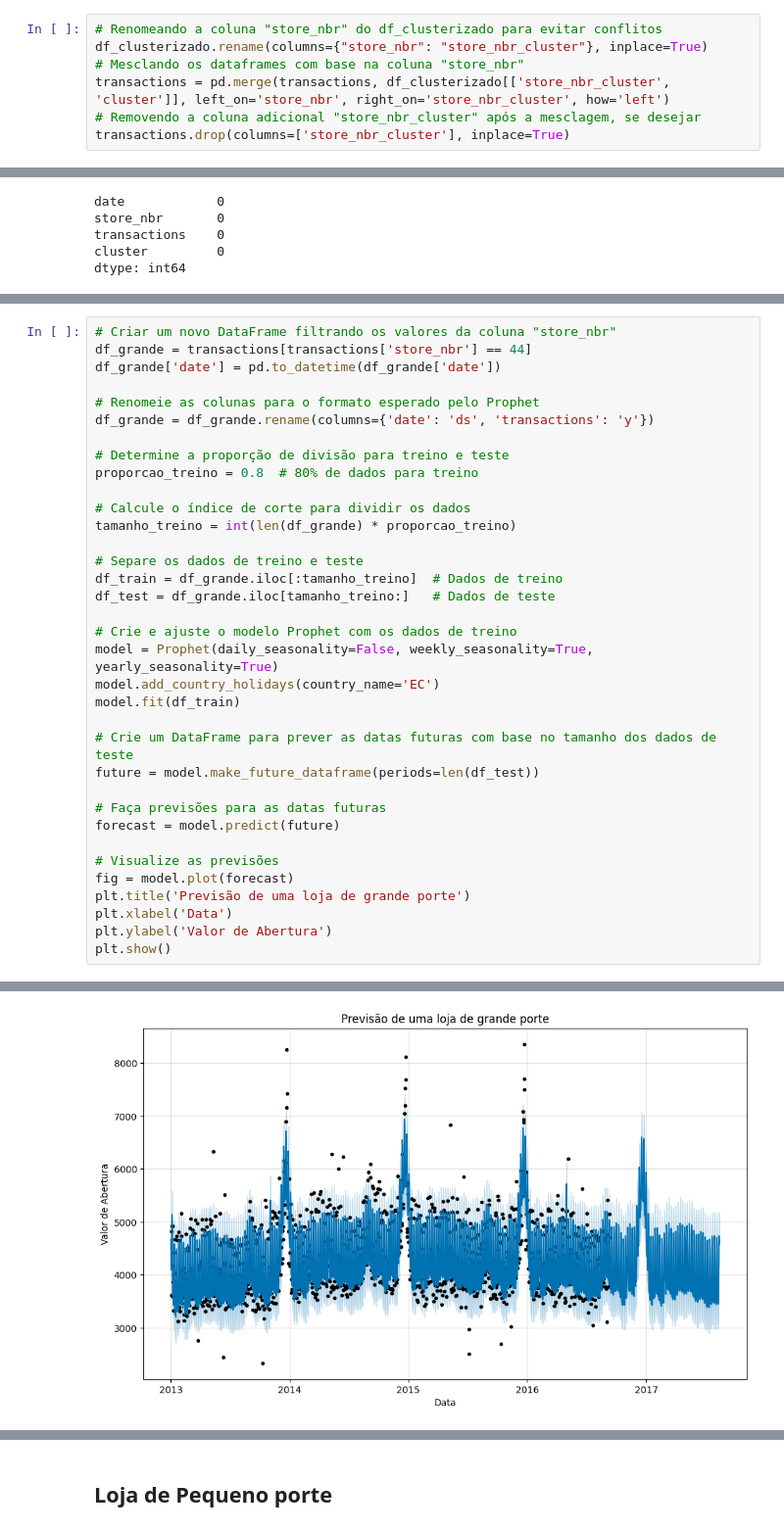
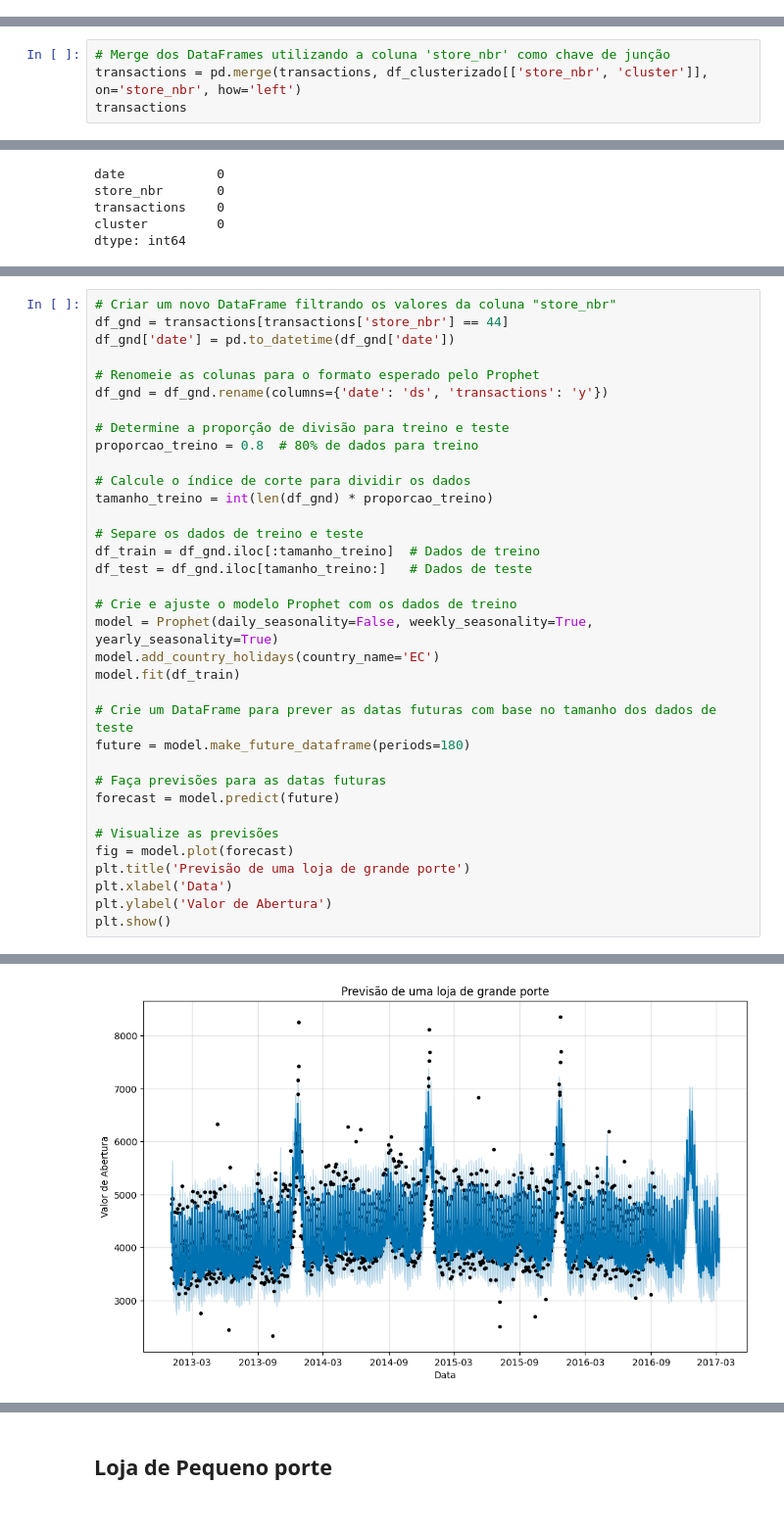
Before and after one commit to lgregs/TCC-PUCSP-CDIA, a Jupyter notebook: Prophet.ipynb, the cells around one changed output, grey strips where cells are left out. Shown: that part at 98% size. Drawn from its saved outputs; the diff is of its cells as text.

```diff
--- a/Prophet.ipynb
+++ b/Prophet.ipynb
@@ -58,10 +71,3 @@ df_clusterizado
 | 51 | 52 | 2.696170e+06 | 275393 | 9.790262 | 134 | ... |
 | 52 | 53 | 1.121617e+07 | 1180082 | 9.504566 | 1185 | ... |
 | 53 | 54 | 1.105748e+07 | 1451290 | 7.619072 | 1695 | ... |
-# %%
-# Renomeando a coluna "store_nbr" do df_clusterizado para evitar conflitos
-df_clusterizado.rename(columns={"store_nbr": "store_nbr_cluster"}, inplace=True)
-# Mesclando os dataframes com base na coluna "store_nbr"
-transactions = pd.merge(transactions, df_clusterizado[['store_nbr_cluster', 'cluster']], left_on='store_nbr', right_on='store_nbr_cluster', how='left')
-# Removendo a coluna adicional "store_nbr_cluster" após a mesclagem, se desejar
-transactions.drop(columns=['store_nbr_cluster'], inplace=True)
@@ -83,0 +74,4 @@ transactions
+# %%
+# Merge dos DataFrames utilizando a coluna 'store_nbr' como chave de junção
+transactions = pd.merge(transactions, df_clusterizado[['store_nbr', 'cluster']], on='store_nbr', how='left')
+transactions
@@ -105,20 +125,20 @@ dtype: int64
 # %%
 # Criar um novo DataFrame filtrando os valores da coluna "store_nbr"
-df_grande = transactions[transactions['store_nbr'] == 44]
-df_grande['date'] = pd.to_datetime(df_grande['date'])
+df_gnd = transactions[transactions['store_nbr'] == 44]
+df_gnd['date'] = pd.to_datetime(df_gnd['date'])
 
 # Renomeie as colunas para o formato esperado pelo Prophet
-df_grande = df_grande.rename(columns={'date': 'ds', 'transactions': 'y'})
+df_gnd = df_gnd.rename(columns={'date': 'ds', 'transactions': 'y'})
 
 # Determine a proporção de divisão para treino e teste
 proporcao_treino = 0.8  # 80% de dados para treino
 
 # Calcule o índice de corte para dividir os dados
-tamanho_treino = int(len(df_grande) * proporcao_treino)
+tamanho_treino = int(len(df_gnd) * proporcao_treino)
 
 # Separe os dados de treino e teste
-df_train = df_grande.iloc[:tamanho_treino]  # Dados de treino
-df_test = df_grande.iloc[tamanho_treino:]   # Dados de teste
+df_train = df_gnd.iloc[:tamanho_treino]  # Dados de treino
+df_test = df_gnd.iloc[tamanho_treino:]   # Dados de teste
 
 # Crie e ajuste o modelo Prophet com os dados de treino
 model = Prophet(daily_seasonality=False, weekly_seasonality=True, yearly_seasonality=True)
@@ -126,7 +146,7 @@ model.add_country_holidays(country_name='EC')
 model.fit(df_train)
 
 # Crie um DataFrame para prever as datas futuras com base no tamanho dos dados de teste
-future = model.make_future_dataframe(periods=len(df_test))
+future = model.make_future_dataframe(periods=180)
 
 # Faça previsões para as datas futuras
 forecast = model.predict(future)
@@ -154,5 +174,5 @@ INFO:cmdstanpy:Chain [1] start processing
 INFO:cmdstanpy:Chain [1] done processing
-[figure, old version]
+[figure, new version]
 # %%
 # Avalie as previsões comparando com os dados de teste
 test_results = forecast[['ds', 'yhat']].iloc[-len(df_test):]
```
Also changed, not shown: parts of 11 cells of this notebook.
